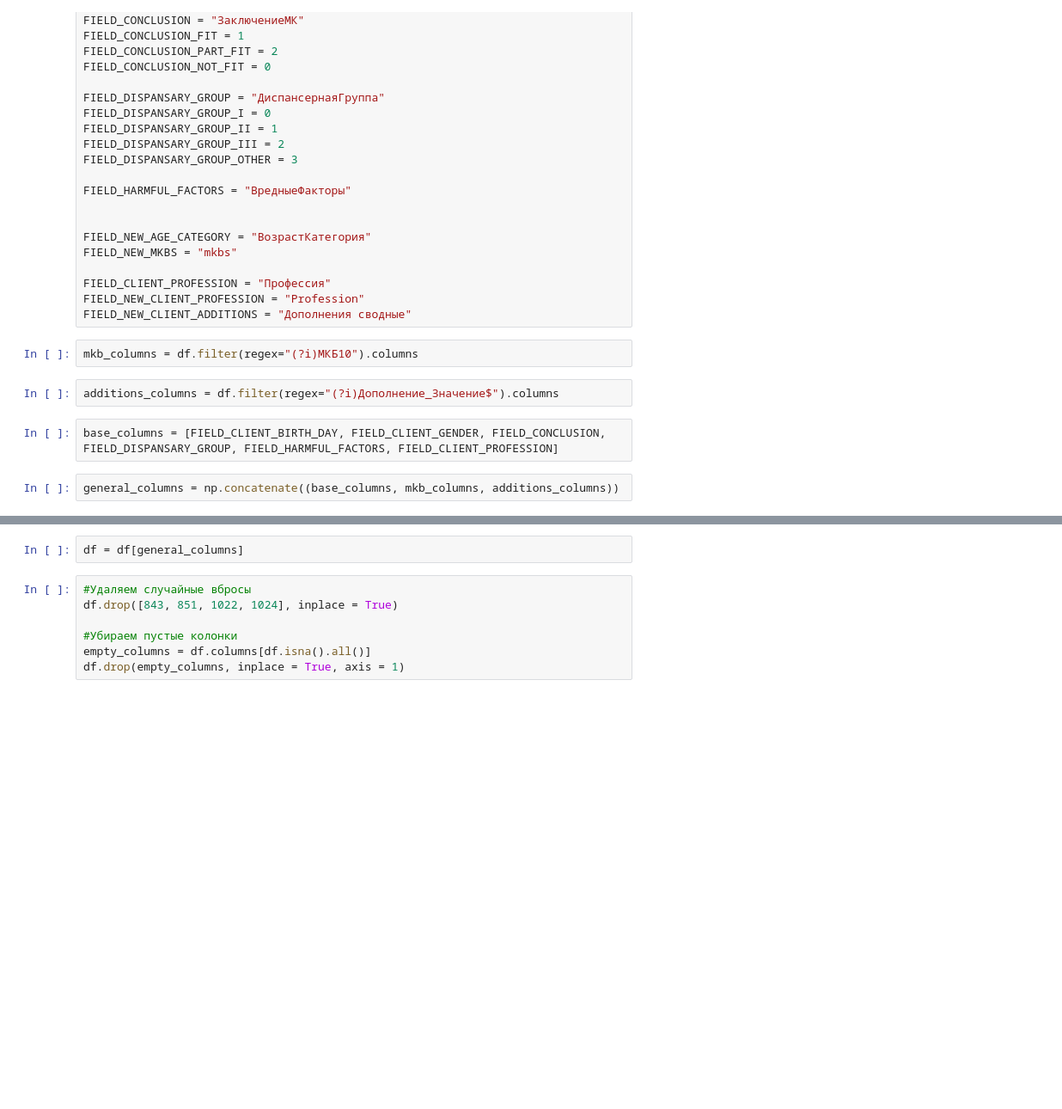
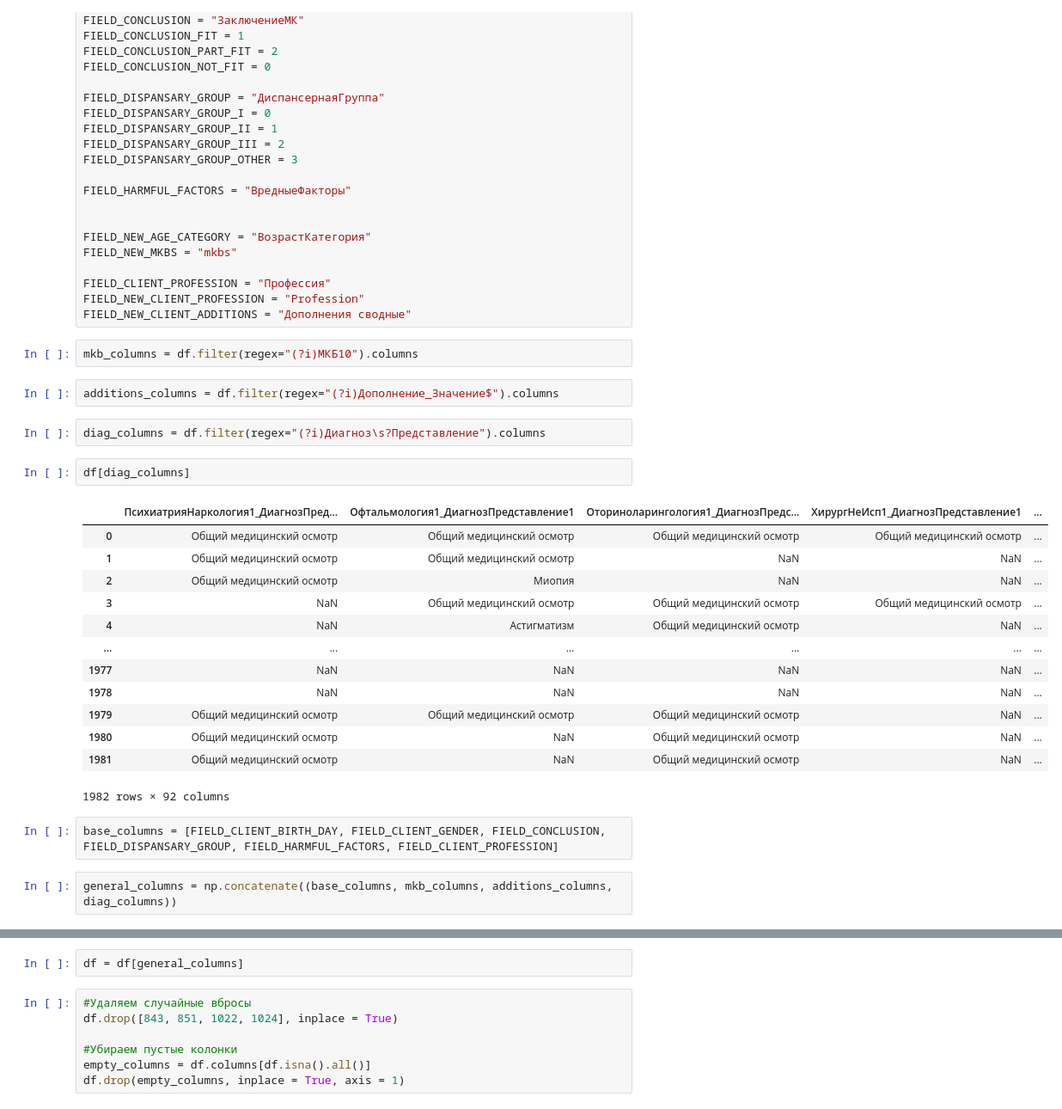
Before and after one commit to Untick/InspectrumClinic_RecSys, a Jupyter notebook: Paul Himyak/save_modified_dataset.ipynb, the cells around one changed output, grey strips where cells are left out. Shown at 86% size. Saved outputs shown, nothing was run; the diff lists cells and outputs as text; blank space fills up the shorter version.

```diff
--- a/Paul Himyak/save_modified_dataset.ipynb
+++ b/Paul Himyak/save_modified_dataset.ipynb
@@ -49,10 +49,28 @@ FIELD_NEW_CLIENT_ADDITIONS = "Дополнения сводные"
 mkb_columns = df.filter(regex="(?i)МКБ10").columns
 # %%
 additions_columns = df.filter(regex="(?i)Дополнение_Значение$").columns
+# %%
+diag_columns = df.filter(regex="(?i)Диагноз\s?Представление").columns
+# %%
+df[diag_columns]
+# %% [output]
+|  | ПсихиатрияНаркология1_ДиагнозПред... | Офтальмология1_ДиагнозПредставление1 | Оториноларингология1_ДиагнозПредс... | ХирургНеИсп1_ДиагнозПредставление1 | ... |
+| 0 | Общий медицинский осмотр | Общий медицинский осмотр | Общий медицинский осмотр | Общий медицинский осмотр | ... |
+| 1 | Общий медицинский осмотр | Общий медицинский осмотр | NaN | NaN | ... |
+| 2 | Общий медицинский осмотр | Миопия | NaN | NaN | ... |
+| 3 | NaN | Общий медицинский осмотр | Общий медицинский осмотр | Общий медицинский осмотр | ... |
+| 4 | NaN | Астигматизм | Общий медицинский осмотр | NaN | ... |
+| ... | ... | ... | ... | ... | ... |
+| 1977 | NaN | NaN | NaN | NaN | ... |
+| 1978 | NaN | NaN | NaN | NaN | ... |
+| 1979 | Общий медицинский осмотр | Общий медицинский осмотр | Общий медицинский осмотр | NaN | ... |
+| 1980 | Общий медицинский осмотр | NaN | Общий медицинский осмотр | NaN | ... |
+| 1981 | Общий медицинский осмотр | NaN | Общий медицинский осмотр | NaN | ... |
+1982 rows × 92 columns
 # %%
 base_columns = [FIELD_CLIENT_BIRTH_DAY, FIELD_CLIENT_GENDER, FIELD_CONCLUSION, FIELD_DISPANSARY_GROUP, FIELD_HARMFUL_FACTORS, FIELD_CLIENT_PROFESSION]
 # %%
-general_columns = np.concatenate((base_columns, mkb_columns, additions_columns))
+general_columns = np.concatenate((base_columns, mkb_columns, additions_columns, diag_columns))
 # %%
 df[general_columns]
 # %% [output]
```
Also changed, not shown: parts of 2 cells of this notebook.
